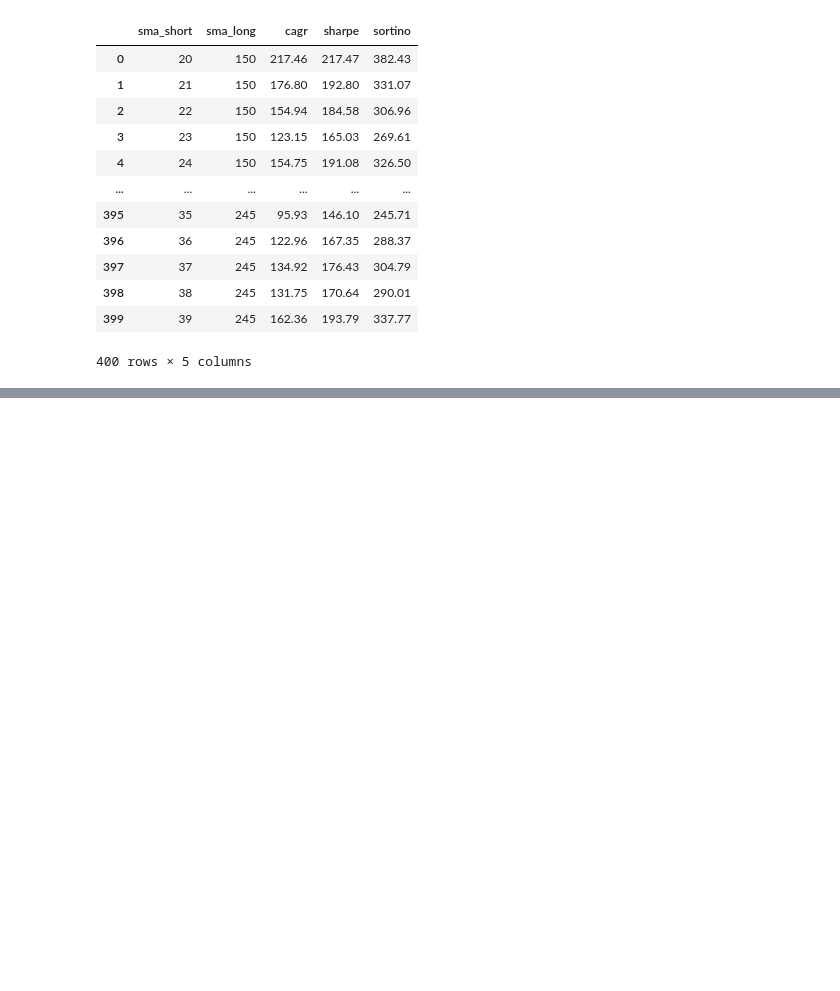
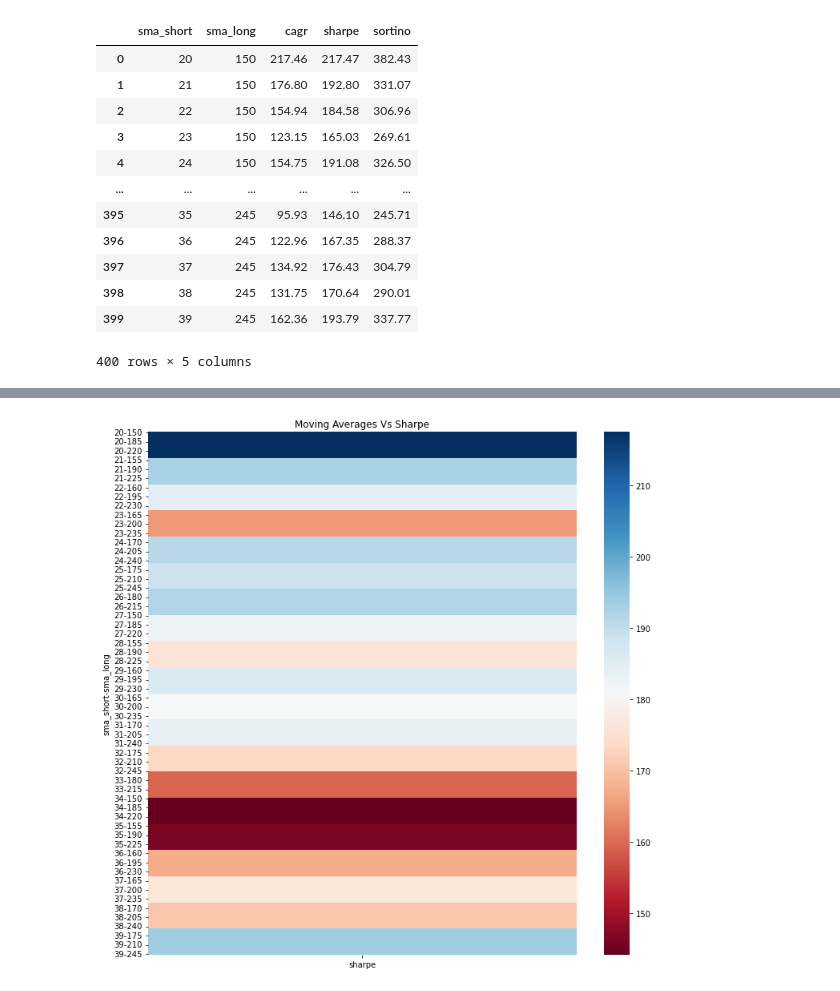
Before and after one commit to kartskri/FinancialTrading, a Jupyter notebook: project/Homework3.ipynb, the cells around one changed output, grey strips where cells are left out. Saved outputs shown, nothing was run; the diff lists cells and outputs as text; code cells hidden in the pictures; blank space fills up the shorter version.

```diff
--- a/project/Homework3.ipynb
+++ b/project/Homework3.ipynb
@@ -186,0 +193,5 @@ plt.show()
+# %%
+# Plot Moving Averages Vs Sharpe
+plot_heatmap(df, ['sma_short', 'sma_long'], ['sharpe'], 'Moving Averages Vs Sharpe')
+# %% [output]
+[figure, added]
```
Also changed, not shown: parts of 5 cells of this notebook, 1 other file.
